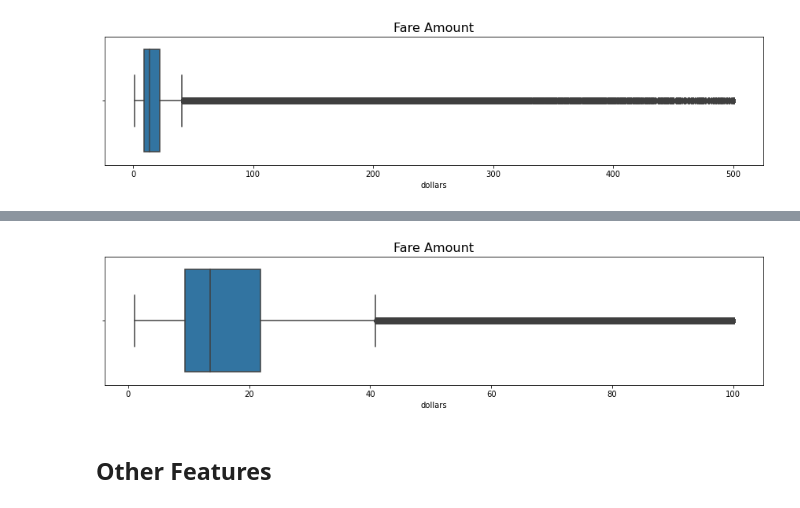
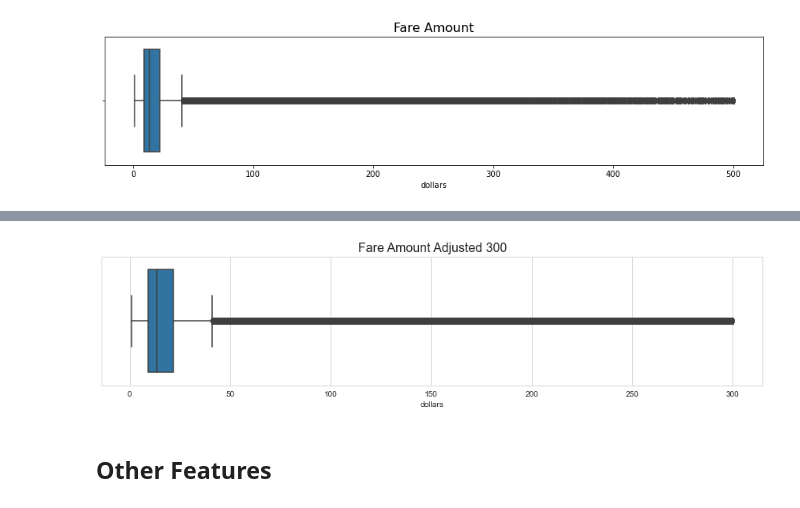
Before and after one commit to doli99/Advanced_Data_Analytics_Advanced_Programming_UNIL_MsCM_BA_Mariam_Dolidze_2024, a Jupyter notebook: Data_Loading&Preparation.ipynb, the cells around one changed output, grey strips where cells are left out. Drawn from its saved outputs; the diff is of its cells as text; code cells hidden in the pictures.

```diff
--- a/Data_Loading&Preparation.ipynb
+++ b/Data_Loading&Preparation.ipynb
@@ -999,8 +1005,12 @@ min            0.01
 75%           21.90
 max       386983.63
 Name: fare_amount, dtype: float64
-# %%
-df['fare_amount'] = df['fare_amount'].clip(lower = 1, upper= 500)
+# %%
+# Set the maximum reasonable fare amount
+max_reasonable_fare = 500
+
+# Drop rows where 'fare_amount' exceeds the reasonable maximum
+df = df[df['fare_amount'] <= max_reasonable_fare]
 # %%
 plt.figure(figsize=(15, 3))
 
@@ -1018,2 +1023,0 @@ Trips with more than 100 $  fare amount 102703
-# %%
-df['fare_amount'] = df['fare_amount'].clip(lower = 1, upper= 300)
@@ -1020,13 +1036,18 @@ df['fare_amount'] = df['fare_amount'].clip(lower = 1, upper= 300)
+# %%
+
+
+# Drop rows where 'fare_amount' exceeds the reasonable maximum
+df = df[df['fare_amount'] <= 300]
 # %%
 plt.figure(figsize=(15, 3))
 
 sns.boxplot(data=df, x='fare_amount')
 plt.xlabel('dollars')
-plt.title('Fare Amount', fontsize=16)
+plt.title('Fare Amount Adjusted 300', fontsize=16)
 
 plt.show()
 # %% [output]
-[figure, old version]
+[figure, new version]
 # %% [markdown]
 ## Other Features
 # %%
```
Also changed, not shown: parts of 40 cells of this notebook.
